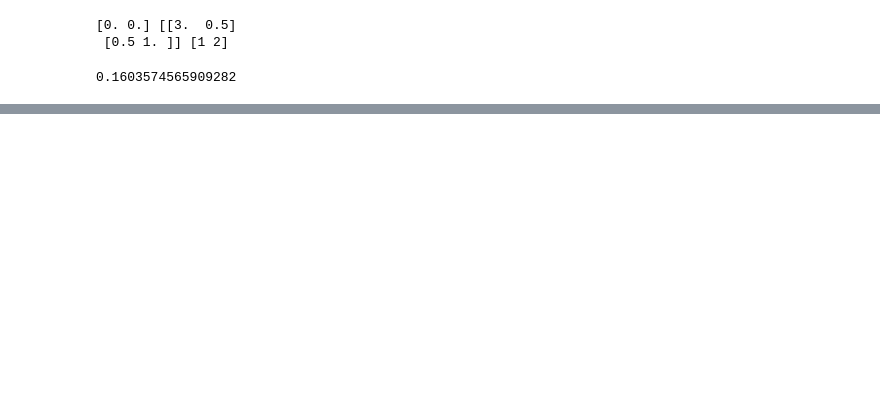
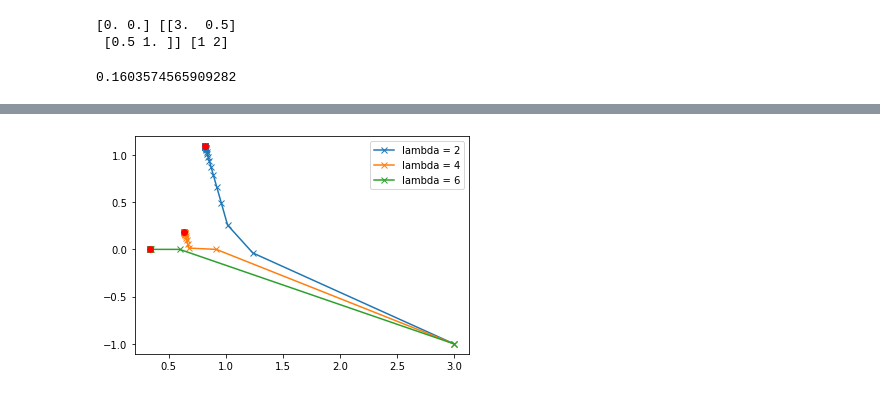
Before and after one commit to RegentLee/Advanced-Machine-Learning-Midterm-Assignment, a Jupyter notebook: Problem2.ipynb, the cells around one changed output, grey strips where cells are left out. Cells and saved outputs as stored; diff of their text form; code cells hidden in the pictures; blank space fills up the shorter version.

```diff
--- a/Problem2.ipynb
+++ b/Problem2.ipynb
@@ -74,3 +76,17 @@ PGforLasso(6)
+# %%
+plt.plot(p2[0:-1, 0], p2[0:-1, 1], 'x-', label = 'lambda = 2')
+plt.plot(p2[-1, 0], p2[-1, 1], 'ro')
+
+plt.plot(p4[0:-1, 0], p4[0:-1, 1], 'x-', label = 'lambda = 4')
+plt.plot(p4[-1, 0], p4[-1, 1], 'ro')
+
+plt.plot(p6[0:-1, 0], p6[0:-1, 1], 'x-', label = 'lambda = 6')
+plt.plot(p6[-1, 0], p6[-1, 1], 'ro')
+
+plt.legend()
+plt.show()
+# %% [output]
+[figure, added]
 # %%
 # dataset 6
 d_d6 = 200
```
Also changed, not shown: parts of 7 cells of this notebook, 2 other files.
